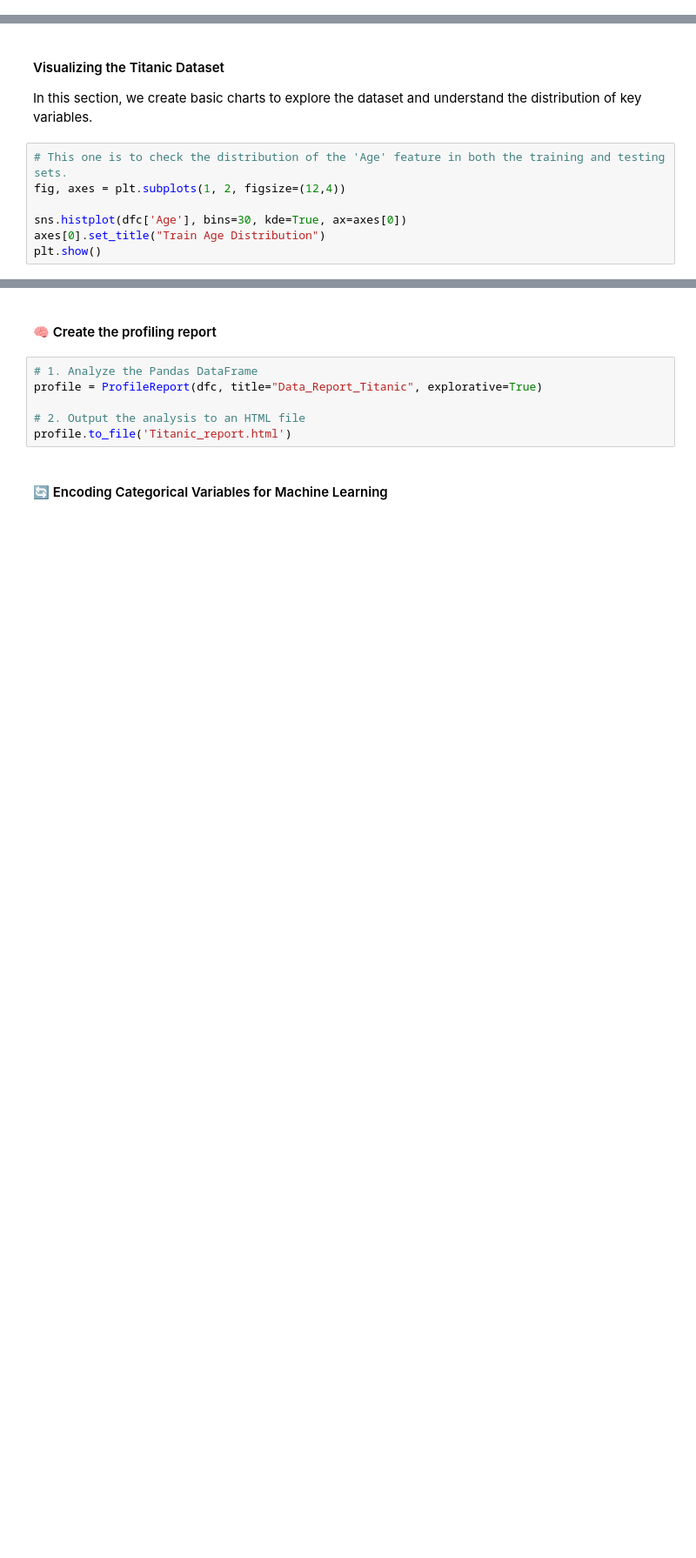
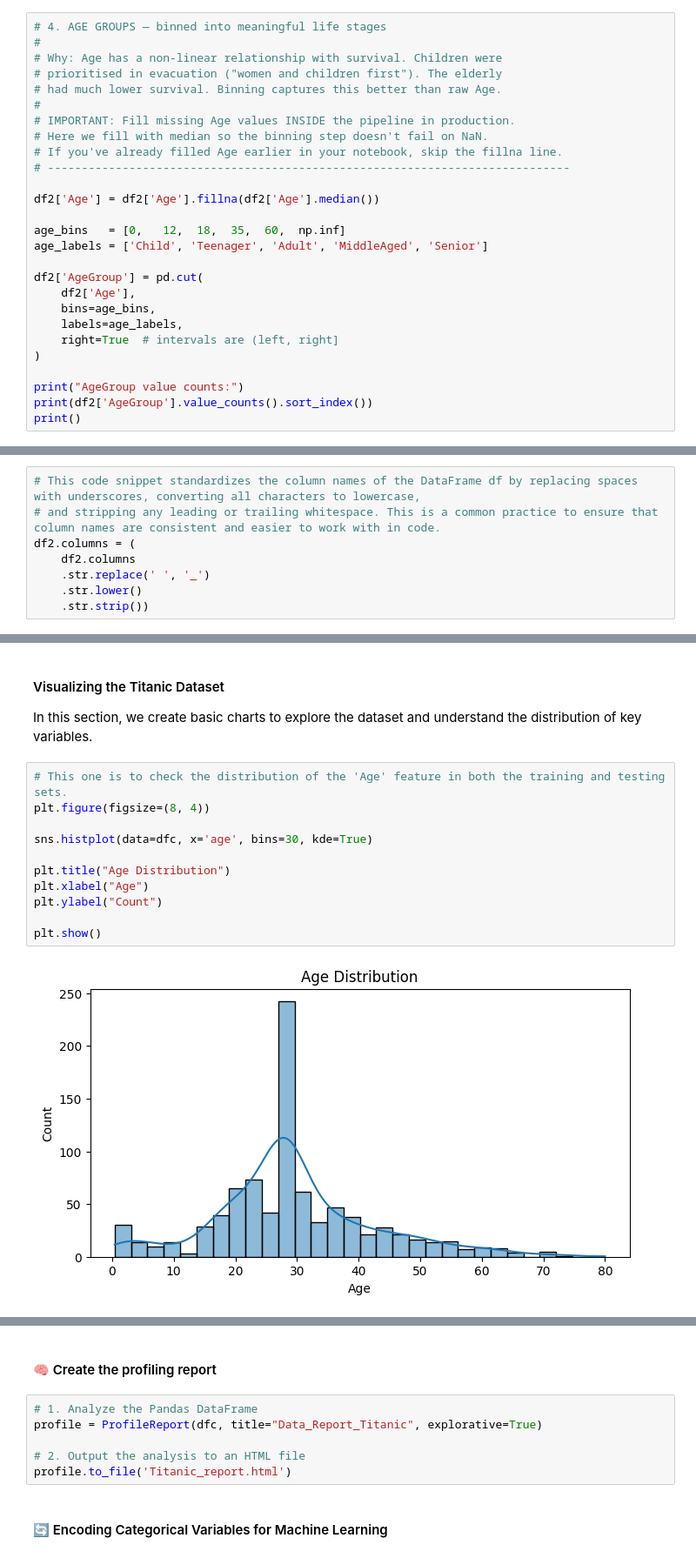
Before and after one commit to MaykInvest/Titanic-analysis, a Jupyter notebook: analysis.ipynb, the cells around one changed output, grey strips where cells are left out. Shown at 87% size. Saved outputs shown, nothing was run; the diff lists cells and outputs as text; blank space fills up the shorter version.

```diff
--- a/analysis.ipynb
+++ b/analysis.ipynb
@@ -266,0 +336,27 @@ df2 = df2.drop(columns=['PassengerId', 'Name', 'Ticket', 'Cabin']) # Drop non-us
+# %%
+# 4. AGE GROUPS — binned into meaningful life stages
+#
+# Why: Age has a non-linear relationship with survival. Children were
+# prioritised in evacuation ("women and children first"). The elderly
+# had much lower survival. Binning captures this better than raw Age.
+#
+# IMPORTANT: Fill missing Age values INSIDE the pipeline in production.
+# Here we fill with median so the binning step doesn't fail on NaN.
+# If you've already filled Age earlier in your notebook, skip the fillna line.
+# -----------------------------------------------------------------------------
+
+df2['Age'] = df2['Age'].fillna(df2['Age'].median())
+
+age_bins   = [0,   12,  18,  35,  60,  np.inf]
+age_labels = ['Child', 'Teenager', 'Adult', 'MiddleAged', 'Senior']
+
+df2['AgeGroup'] = pd.cut(
+    df2['Age'],
+    bins=age_bins,
+    labels=age_labels,
+    right=True  # intervals are (left, right]
+)
+
+print("AgeGroup value counts:")
+print(df2['AgeGroup'].value_counts().sort_index())
+print()
@@ -266,0 +372,8 @@ df2 = df2.drop(columns=['PassengerId', 'Name', 'Ticket', 'Cabin']) # Drop non-us
+# %%
+# This code snippet standardizes the column names of the DataFrame df by replacing spaces with underscores, converting all characters to lowercase,
+# and stripping any leading or trailing whitespace. This is a common practice to ensure that column names are consistent and easier to work with in code.
+df2.columns = (
+    df2.columns
+    .str.replace(' ', '_')
+    .str.lower()
+    .str.strip())
@@ -297,8 +434,14 @@ dtype: object
 In this section, we create basic charts to explore the dataset and understand the distribution of key variables.
 # %%
 # This one is to check the distribution of the 'Age' feature in both the training and testing sets.
-fig, axes = plt.subplots(1, 2, figsize=(12,4))
+plt.figure(figsize=(8, 4))
 
-sns.histplot(dfc['Age'], bins=30, kde=True, ax=axes[0])
-axes[0].set_title("Train Age Distribution")
+sns.histplot(data=dfc, x='age', bins=30, kde=True)
+
+plt.title("Age Distribution")
+plt.xlabel("Age")
+plt.ylabel("Count")
+
 plt.show()
+# %% [output]
+[figure, added]
```
Also changed, not shown: parts of 33 cells of this notebook, 1 other file.
